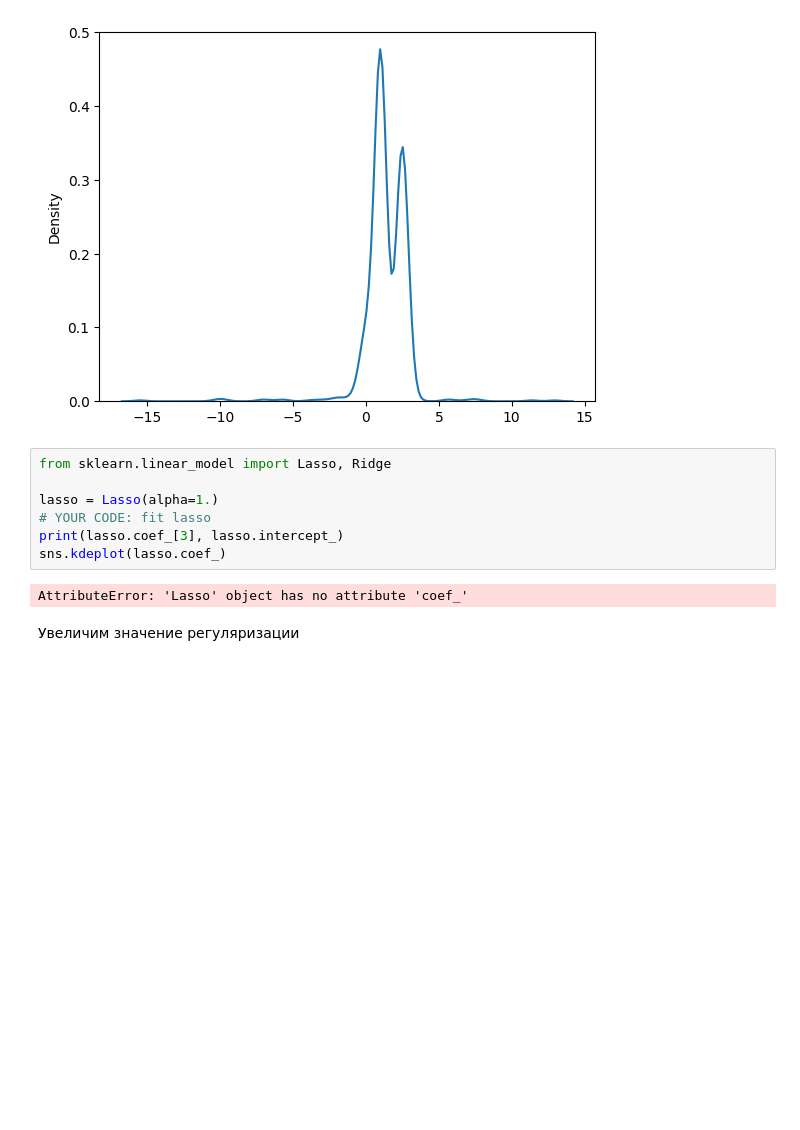
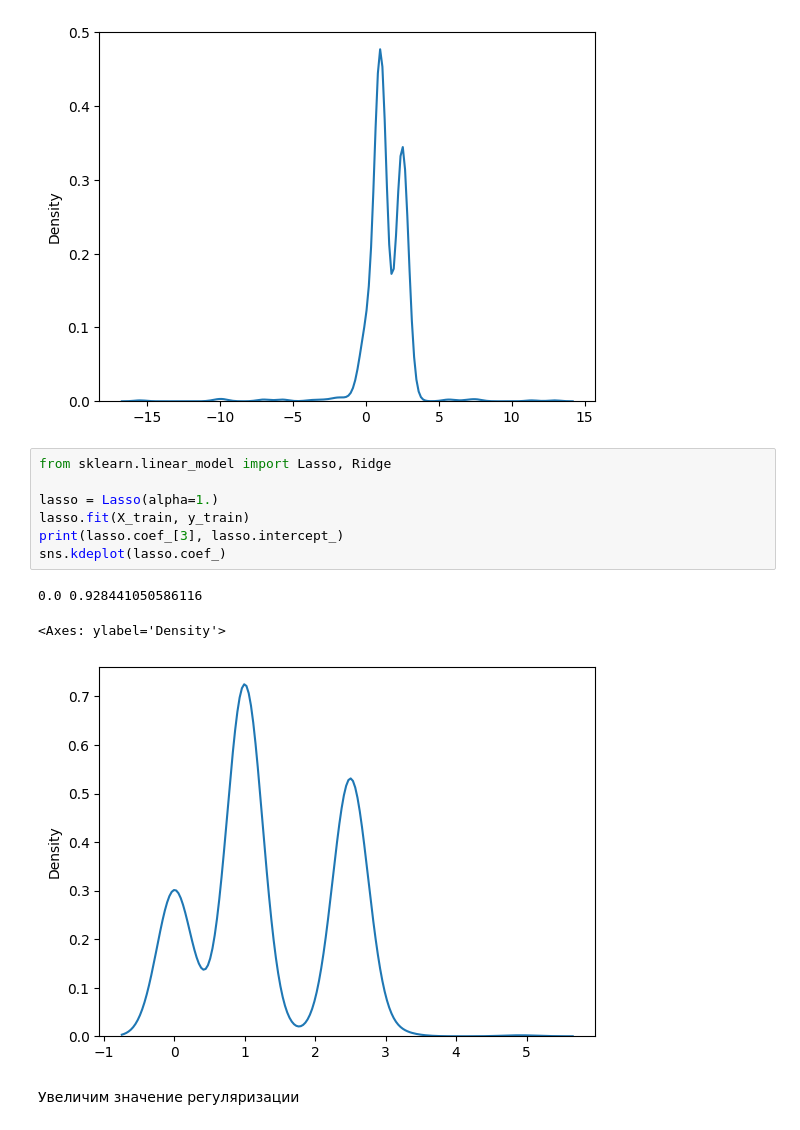
Before and after one commit to Mauzec/spbu_ml_2025, a Jupyter notebook: notebooks/regularization.ipynb, the cells around one changed output. Drawn from its saved outputs; the diff is of its cells as text; blank space fills up the shorter version.

```diff
--- a/notebooks/regularization.ipynb
+++ b/notebooks/regularization.ipynb
@@ -354,12 +356,14 @@ sns.kdeplot(model.coef_)
 # %%
 from sklearn.linear_model import Lasso, Ridge
 
 lasso = Lasso(alpha=1.)
-# YOUR CODE: fit lasso
+lasso.fit(X_train, y_train)
 print(lasso.coef_[3], lasso.intercept_)
 sns.kdeplot(lasso.coef_)
 # %% [output]
-AttributeError: 'Lasso' object has no attribute 'coef_'
+0.0 0.928441050586116
+<Axes: ylabel='Density'>
+[figure, added]
 # %% [markdown]
 Увеличим значение регуляризации
 # %%
```
Also changed, not shown: parts of 29 cells of this notebook, 1 other file.
